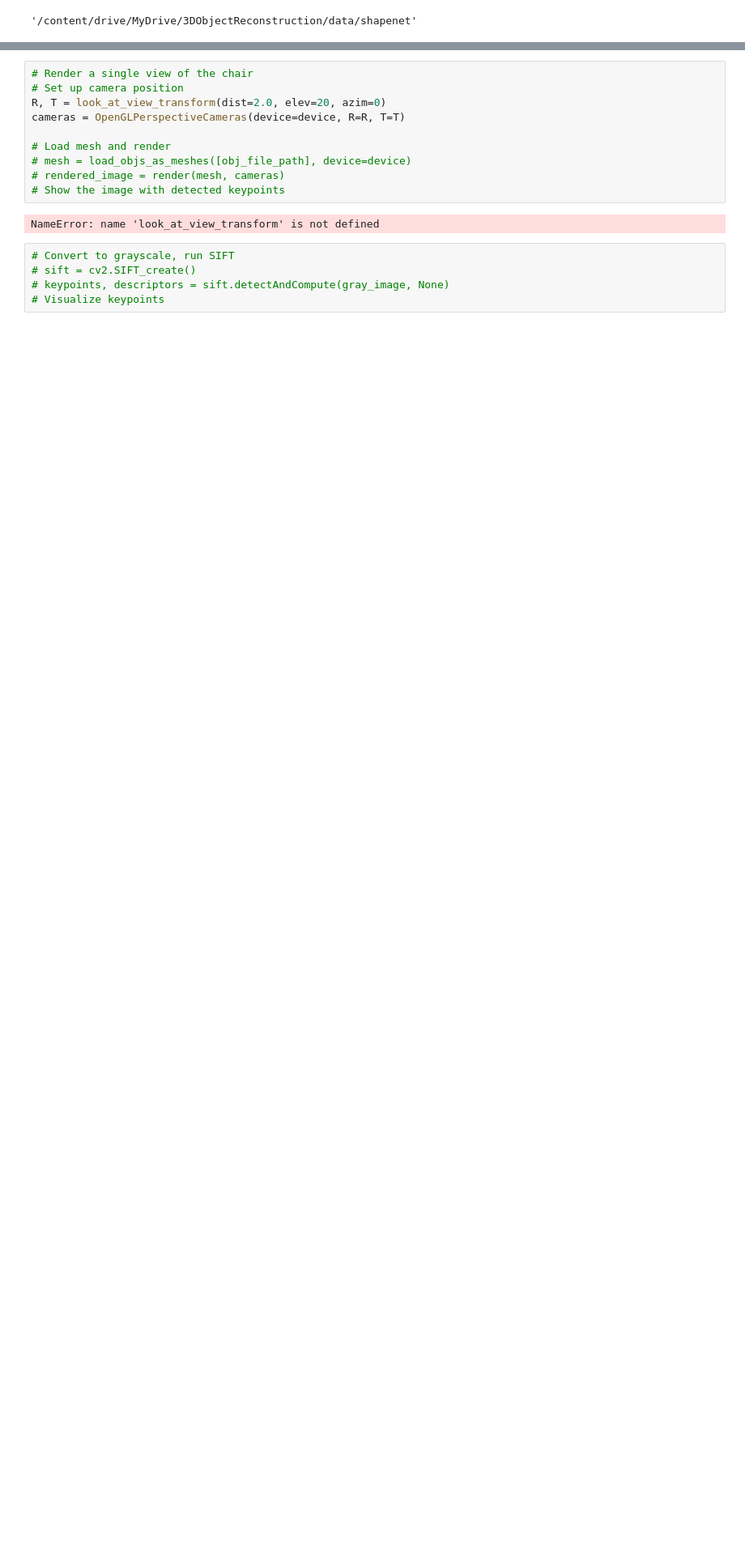
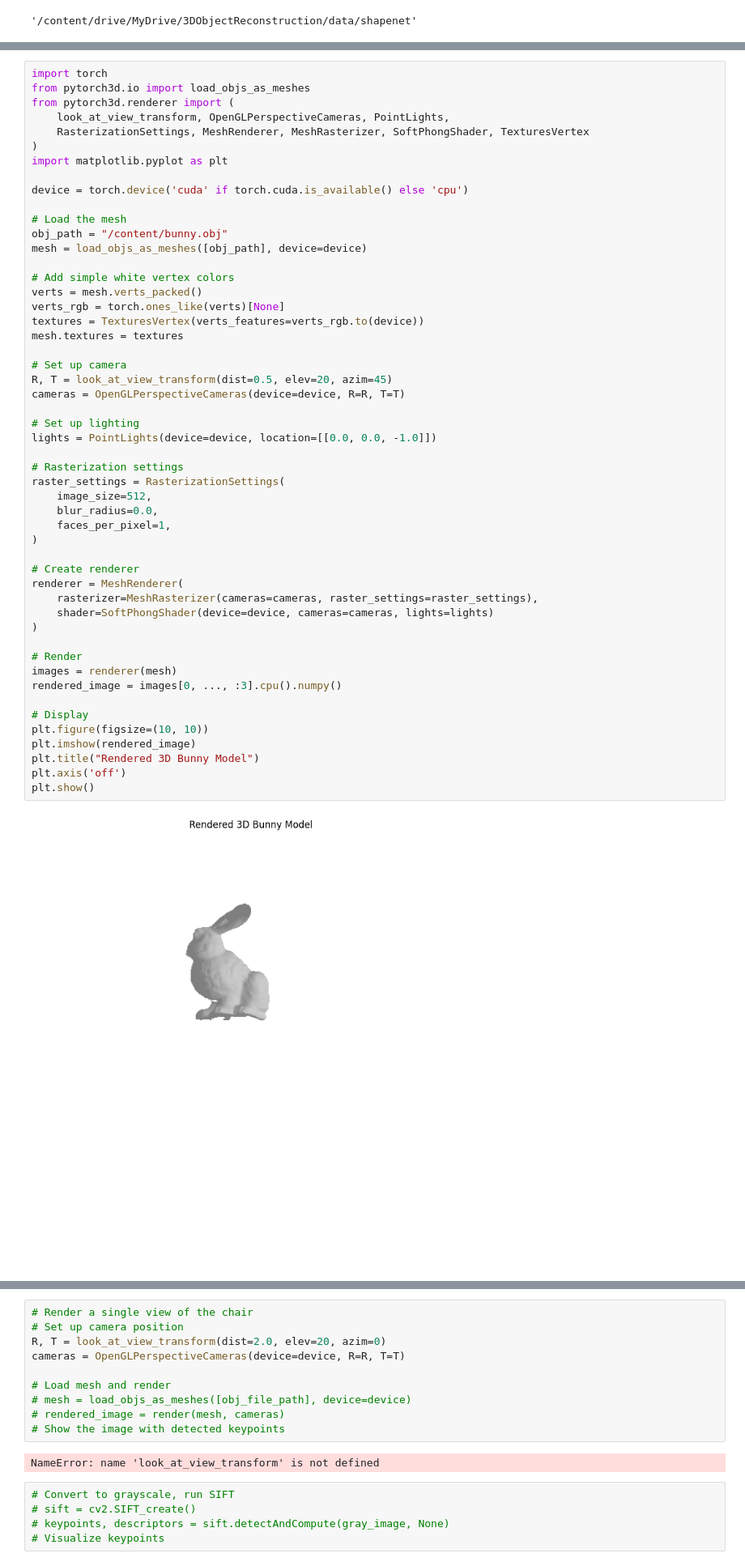
Before and after one commit to jorgemar723/3DObjectReconstruction, a Jupyter notebook: notebooks/render_shapenet_views.ipynb, the cells around one changed output, grey strips where cells are left out. Shown at 81% size. Drawn from its saved outputs; the diff is of its cells as text; blank space fills up the shorter version.

```diff
--- a/notebooks/render_shapenet_views.ipynb
+++ b/notebooks/render_shapenet_views.ipynb
@@ -407,0 +423,53 @@ snapshot_download(
+# %%
+import torch
+from pytorch3d.io import load_objs_as_meshes
+from pytorch3d.renderer import (
+    look_at_view_transform, OpenGLPerspectiveCameras, PointLights,
+    RasterizationSettings, MeshRenderer, MeshRasterizer, SoftPhongShader, TexturesVertex
+)
+import matplotlib.pyplot as plt
+
+device = torch.device('cuda' if torch.cuda.is_available() else 'cpu')
+
+# Load the mesh
+obj_path = "/content/bunny.obj"
+mesh = load_objs_as_meshes([obj_path], device=device)
+
+# Add simple white vertex colors
+verts = mesh.verts_packed()
+verts_rgb = torch.ones_like(verts)[None]
+textures = TexturesVertex(verts_features=verts_rgb.to(device))
+mesh.textures = textures
+
+# Set up camera
+R, T = look_at_view_transform(dist=0.5, elev=20, azim=45)
+cameras = OpenGLPerspectiveCameras(device=device, R=R, T=T)
+
+# Set up lighting
+lights = PointLights(device=device, location=[[0.0, 0.0, -1.0]])
+
+# Rasterization settings
+raster_settings = RasterizationSettings(
+    image_size=512,
+    blur_radius=0.0,
+    faces_per_pixel=1,
+)
+
+# Create renderer
+renderer = MeshRenderer(
+    rasterizer=MeshRasterizer(cameras=cameras, raster_settings=raster_settings),
+    shader=SoftPhongShader(device=device, cameras=cameras, lights=lights)
+)
+
+# Render
+images = renderer(mesh)
+rendered_image = images[0, ..., :3].cpu().numpy()
+
+# Display
+plt.figure(figsize=(10, 10))
+plt.imshow(rendered_image)
+plt.title("Rendered 3D Bunny Model")
+plt.axis('off')
+plt.show()
+# %% [output]
+[figure, added]
```
Also changed, not shown: parts of 6 cells of this notebook.
